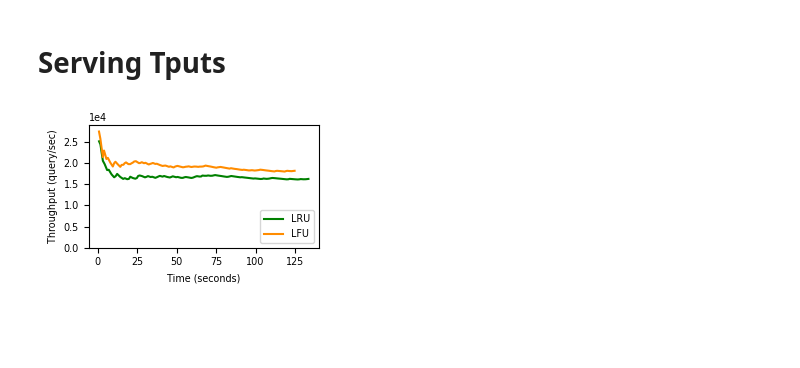
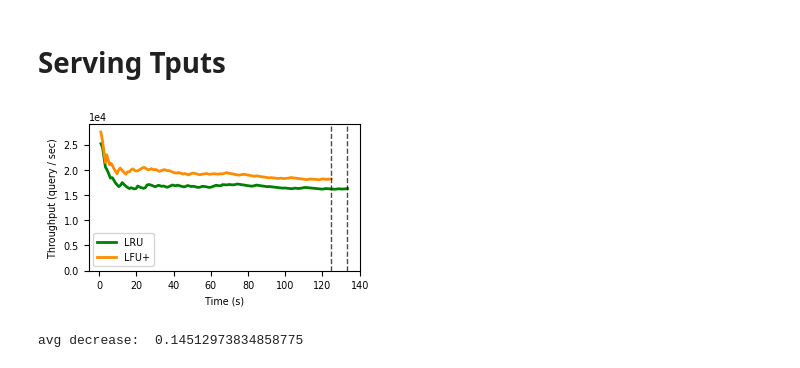
Before and after one commit to zyang37/VectorSearch_ShardIndex, a Jupyter notebook: notebooks/bash.ipynb, the cells around one changed output. Cells and saved outputs as stored; diff of their text form; code cells hidden in the pictures; blank space fills up the shorter version.

```diff
--- a/notebooks/bash.ipynb
+++ b/notebooks/bash.ipynb
@@ -502,22 +558,37 @@ with open(fpth, 'r') as f:
         lfu_avg_tputs.append(avg_tput)
 # %%
 # plot
-plt.figure(figsize=(3.1, 2))
+# plt.figure(figsize=(4, 1.9))
+plt.figure(figsize=(3.5, 1.9))
 # plt.plot(lru_times, lru_tputs, label="Tput", color='green', linewidth=1, linestyle='-')
-plt.plot(lru_times, lru_avg_tputs, label="LRU", color='green', linewidth=1.5, linestyle='-')
+plt.plot(lru_times, lru_avg_tputs, label="LRU", color='green', linewidth=2, linestyle='-')
 
 # plt.plot(lfu_times, lfu_tputs, label="Tput", color='darkorange', linewidth=1, linestyle='-')
-plt.plot(lfu_times, lfu_avg_tputs, label="LFU", color='darkorange', linewidth=1.5)
+plt.plot(lfu_times, lfu_avg_tputs, label="LFU+", color='darkorange', linewidth=2)
+
+# add vertical lines
+plt.axvline(x=lru_times[-1], color='black', linestyle='--', alpha=0.7, linewidth=1)
+plt.axvline(x=lfu_times[-1], color='black', linestyle='--', alpha=0.7, linewidth=1)
 
 
 plt.ylim(0, 29000)
 plt.ticklabel_format(axis='y', style='sci', scilimits=(0,0))
 
-plt.legend(loc='lower right')
-plt.xlabel("Time (seconds)")
-plt.ylabel("Throughput (query/sec)")
-plt.tight_layout()
-plt.savefig("tmp/lru_lfu_tput.pdf")
+plt.legend(loc='lower left')
+plt.xlabel("Time (s)")
+plt.ylabel("Throughput (query / sec)")
+# plt.tight_layout()
+# plt.savefig("tmp/lru_lfu_tput.pdf")
+plt.savefig("plots/lru_lfu_tput.pdf", bbox_inches="tight")
 plt.show()
 # %% [output]
-[figure, old version]
+[figure, new version]
+# %%
+max_decreases = []
+for a, b in zip(lru_avg_tputs, lfu_avg_tputs):
+    p = precent_faster(a, b)
+    max_decreases.append(p)
+
+print("avg decrease: ", np.mean(max_decreases))
+# %% [output]
+avg decrease:  0.14512973834858775
```
Also changed, not shown: parts of 10 cells of this notebook, 14 other files.
